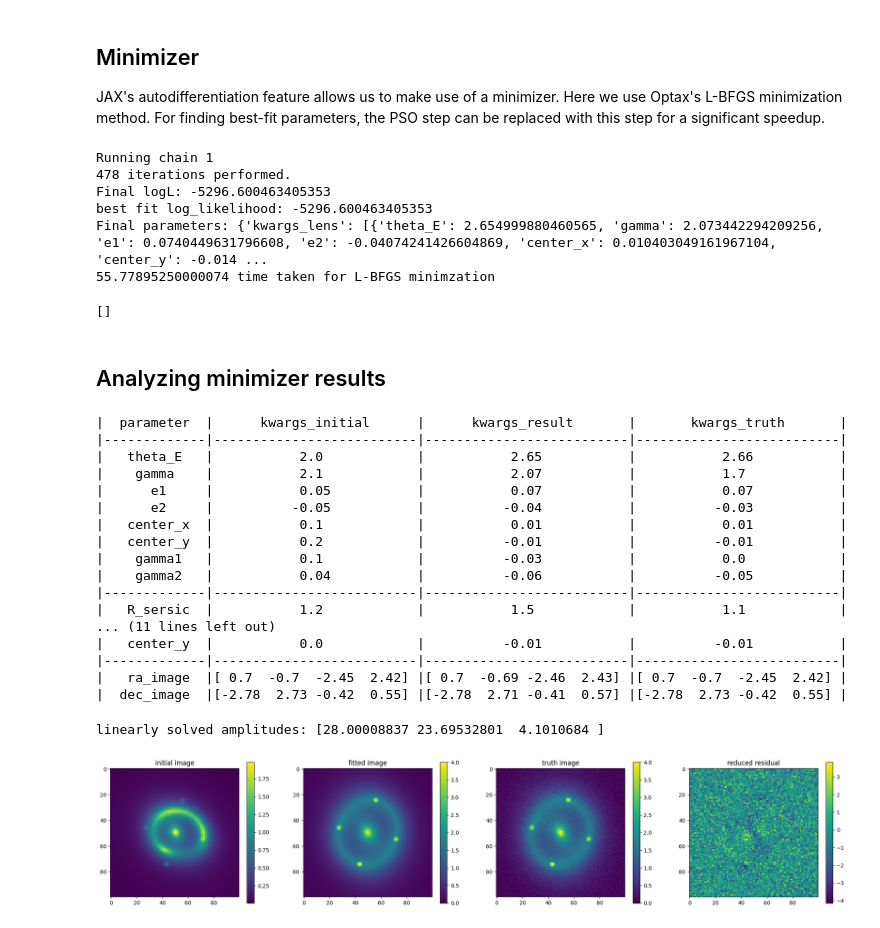
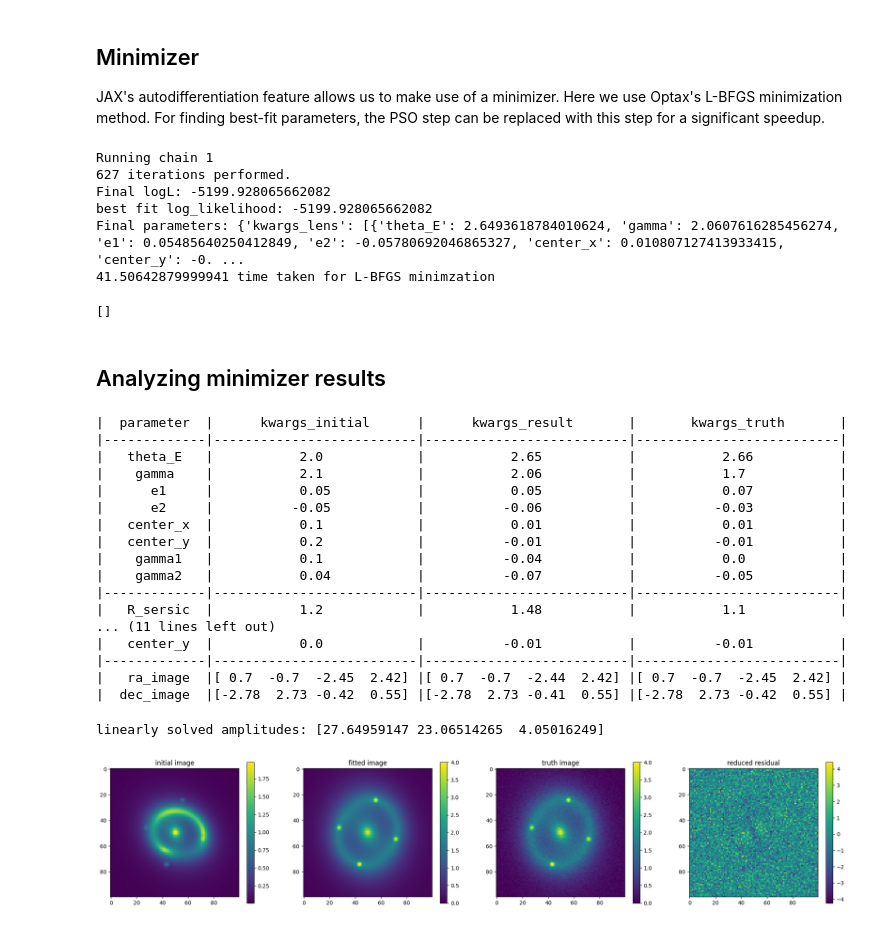
Before and after one commit to lenstronomy/JAXtronomy, a Jupyter notebook: notebooks/modeling_a_simple_Einstein_ring.ipynb, the cells around one changed output. Cells and saved outputs as stored; diff of their text form; code cells hidden in the pictures.

```diff
--- a/notebooks/modeling_a_simple_Einstein_ring.ipynb
+++ b/notebooks/modeling_a_simple_Einstein_ring.ipynb
@@ -494,7 +499,7 @@ kwargs_initial = copy.deepcopy(fitting_seq._updateManager.parameter_state)
 
 
 fitting_kwargs_list_mcmc = [
-    ["PSO", {"sigma_scale": 1.0, "n_particles": 100, "n_iterations": 500}],
+    ["PSO", {"sigma_scale": 2.0, "n_particles": 200, "n_iterations": 2000}],
     # ["MCMC", {"n_burn": 50, "n_run": 50, "n_walkers": 70, "sigma_scale": 1.0}],
 ]
 # %%
@@ -517,8 +522,8 @@ Max iteration reached! Stopping.
 # %%
 # Run the jaxtronomy fitting sequence for PSO + MCMC
 chain_list = fitting_seq.fit_sequence(fitting_kwargs_list_mcmc)
-kwargs_result = fitting_seq.best_fit()
-kwargs_result.pop("kwargs_tracer_source", None)
+kwargs_result_pso = fitting_seq.best_fit()
+kwargs_result_pso.pop("kwargs_tracer_source", None)
 # %% [output]
 Computing the PSO ...
 Max iteration reached! Stopping.
@@ -557,7 +597,7 @@ fitting_kwargs_list_optax = [
             "maxiter": 1000,
             "rng_int": 1,
             "num_chains": 1,
-            "tolerance": 5300,  # The gradient descent stops early when np.abs(logL) < tolerance
+            "tolerance": 5200,  # The gradient descent stops early when np.abs(logL) < tolerance
         },
     ],
 ]
@@ -567,15 +607,15 @@ chain_list = fitting_seq.fit_sequence(fitting_kwargs_list_optax)
 end_time = time.perf_counter()
 print(f"{end_time - start_time} time taken for L-BFGS minimzation")
 
-kwargs_result = fitting_seq.best_fit()
-kwargs_result.pop("kwargs_tracer_source", None)
+kwargs_result_minimizer = fitting_seq.best_fit()
+kwargs_result_minimizer.pop("kwargs_tracer_source", None)
 # %% [output]
 Running chain 1
-478 iterations performed.
-Final logL: -5296.600463405353
-best fit log_likelihood: -5296.600463405353
-Final parameters: {'kwargs_lens': [{'theta_E': 2.654999880460565, 'gamma': 2.073442294209256, 'e1': 0.0740449631796608, 'e2': -0.04074241426604869, 'center_x': 0.010403049161967104, 'center_y': -0.014 ...
-55.77895250000074 time taken for L-BFGS minimzation
+627 iterations performed.
+Final logL: -5199.928065662082
+best fit log_likelihood: -5199.928065662082
+Final parameters: {'kwargs_lens': [{'theta_E': 2.6493618784010624, 'gamma': 2.0607616285456274, 'e1': 0.05485640250412849, 'e2': -0.05780692046865327, 'center_x': 0.010807127413933415, 'center_y': -0. ...
+41.50642879999941 time taken for L-BFGS minimzation
 []
 # %% [markdown]
 ## Analyzing minimizer results
@@ -620,8 +660,8 @@ for key in kwargs_truth.keys():
             kwargs_initial[key][i][parameter] = np.round(
                 kwargs_initial[key][i][parameter], 2
             )
-            kwargs_result[key][i][parameter] = np.round(
-                kwargs_result[key][i][parameter], 2
+            kwargs_result_minimizer[key][i][parameter] = np.round(
+                kwargs_result_minimizer[key][i][parameter], 2
             )
             kwargs_truth[key][i][parameter] = np.round(
                 kwargs_truth[key][i][parameter], 2
@@ -633,7 +673,7 @@ for key in kwargs_truth.keys():
                 + "|"
                 + str(kwargs_initial[key][i][parameter]).center(col2_spacing)
                 + "|"
-                + str(kwargs_result[key][i][parameter]).center(col3_spacing)
+                + str(kwargs_result_minimizer[key][i][parameter]).center(col3_spacing)
                 + "|"
                 + str(kwargs_truth[key][i][parameter]).center(col4_spacing)
                 + "|"
@@ -642,52 +682,52 @@ for key in kwargs_truth.keys():
 |  parameter  |      kwargs_initial      |      kwargs_result       |       kwargs_truth       |
 |-------------|--------------------------|--------------------------|--------------------------|
 |   theta_E   |           2.0            |           2.65           |           2.66           |
-|    gamma    |           2.1            |           2.07           |           1.7            |
-|      e1     |           0.05           |           0.07           |           0.07           |
-|      e2     |          -0.05           |          -0.04           |          -0.03           |
+|    gamma    |           2.1            |           2.06           |           1.7            |
+|      e1     |           0.05           |           0.05           |           0.07           |
+|      e2     |          -0.05           |          -0.06           |          -0.03           |
 |   center_x  |           0.1            |           0.01           |           0.01           |
 |   center_y  |           0.2            |          -0.01           |          -0.01           |
-|    gamma1   |           0.1            |          -0.03           |           0.0            |
-|    gamma2   |           0.04           |          -0.06           |          -0.05           |
+|    gamma1   |           0.1            |          -0.04           |           0.0            |
+|    gamma2   |           0.04           |          -0.07           |          -0.05           |
 |-------------|--------------------------|--------------------------|--------------------------|
-|   R_sersic  |           1.2            |           1.5            |           1.1            |
+|   R_sersic  |           1.2            |           1.48           |           1.1            |
 ... (11 lines left out)
 |   center_y  |           0.0            |          -0.01           |          -0.01           |
 |-------------|--------------------------|--------------------------|--------------------------|
-|   ra_image  |[ 0.7  -0.7  -2.45  2.42] |[ 0.7  -0.69 -2.46  2.43] |[ 0.7  -0.7  -2.45  2.42] |
-|  dec_image  |[-2.78  2.73 -0.42  0.55] |[-2.78  2.71 -0.41  0.57] |[-2.78  2.73 -0.42  0.55] |
+|   ra_image  |[ 0.7  -0.7  -2.45  2.42] |[ 0.7  -0.7  -2.44  2.42] |[ 0.7  -0.7  -2.45  2.42] |
+|  dec_image  |[-2.78  2.73 -0.42  0.55] |[-2.78  2.73 -0.41  0.55] |[-2.78  2.73 -0.42  0.55] |
 # %%
 if linear_solver:
     fitted_image, _, _, amps = (
         fitting_seq.likelihoodModule.image_likelihood.imSim.image_linear_solve(
-            **kwargs_result
+            **kwargs_result_minimizer
         )
     )
     print("linearly solved amplitudes:", amps)
 else:
-    fitted_image = imageModel.image(**kwargs_result)
+    fitted_image = imageModel.image(**kwargs_result_minimizer)
 
 kwargs_initial.pop("kwargs_tracer_source", None)
 initial_image = imageModel.image(**kwargs_initial)
 
 reduced_residual = (fitted_image - image_model) / np.sqrt(
     imageModel.Data.C_D_model(fitted_image)
 )
 
 images = [initial_image, fitted_image, image_model, reduced_residual]
 titles = ["initial image", "fitted image", "truth image", "reduced residual"]
 
 fig, ax = plt.subplots(1, 4)
 for i in range(4):
     ax[i].set_title(titles[i])
     if i in [1, 2]:
         im = ax[i].imshow(images[i], vmin=0, vmax=4)
     else:
         im = ax[i].imshow(images[i])
     plt.colorbar(im, ax=ax[i])
 
 fig.set_figwidth(25)
 plt.show()
 # %% [output]
-linearly solved amplitudes: [28.00008837 23.69532801  4.1010684 ]
+linearly solved amplitudes: [27.64959147 23.06514265  4.05016249]
-[figure, old version]
+[figure, new version]
```
Also changed, not shown: parts of 4 cells of this notebook.
